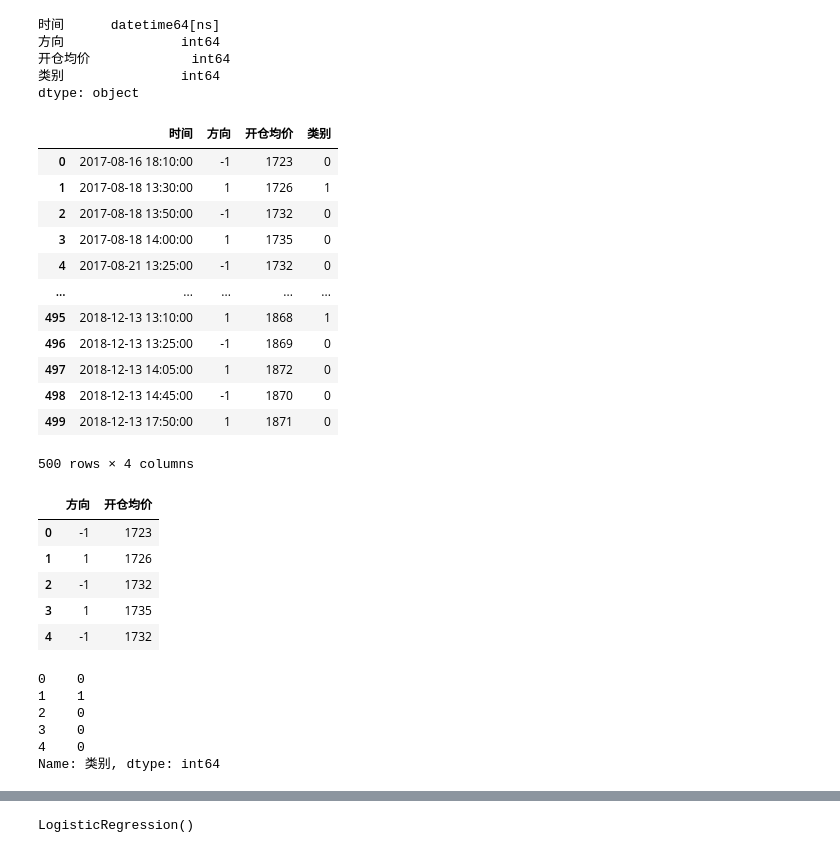
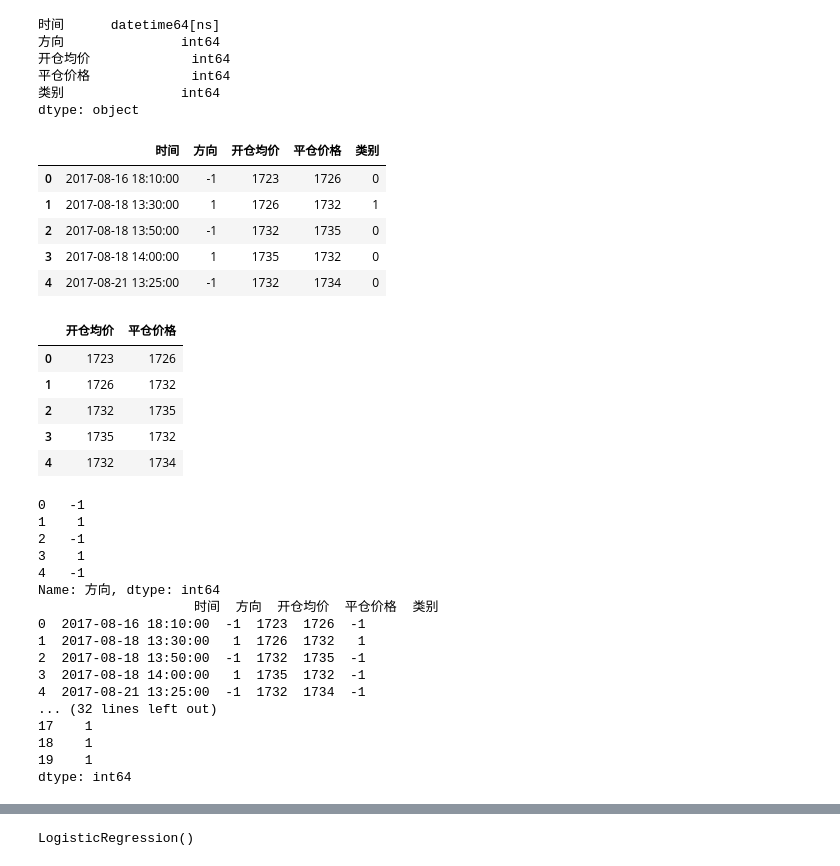
Before and after one commit to vcfriend/python-demo, a Jupyter notebook: myQuant/strategy/交易结果分析.ipynb, the cells around one changed output, grey strips where cells are left out. Drawn from its saved outputs; the diff is of its cells as text; code cells hidden in the pictures.

```diff
--- a/myQuant/strategy/交易结果分析.ipynb
+++ b/myQuant/strategy/交易结果分析.ipynb
@@ -17,57 +20,72 @@ from sklearn.linear_model import LogisticRegression
 # %%
 # 1. 获取数据
 df = pd.read_csv('data/交易明细.csv',
                  sep=',',
                  # index_col=['时间'],  # 设置行索引
                  parse_dates=['时间'],  # 解析时间 2017/8/16 18:10
                  date_parser=lambda x: pd.to_datetime(x, format='%Y/%m/%d %H:%M'),  # 时间解析的格式
-                 usecols=['时间','方向','开仓均价','类别'],
+                 usecols=['时间','方向','开仓均价','平仓价格','类别'],
                  encoding='gbk',
                  )
+pd.set_option('precision', 2)  # 显示小数点后的位数
+np.set_printoptions(precision=3, suppress=True)  #设定numpy显示浮点数精度的小数位数,不使用科学记数法
+
 print(df.dtypes)
-df
+df.head()
 # %% [output]
 时间      datetime64[ns]
 方向               int64
 开仓均价             int64
+平仓价格             int64
 类别               int64
 dtype: object
-|  | 时间 | 方向 | 开仓均价 | 类别 |
-| 0 | 2017-08-16 18:10:00 | -1 | 1723 | 0 |
-| 1 | 2017-08-18 13:30:00 | 1 | 1726 | 1 |
-| 2 | 2017-08-18 13:50:00 | -1 | 1732 | 0 |
-| 3 | 2017-08-18 14:00:00 | 1 | 1735 | 0 |
-| 4 | 2017-08-21 13:25:00 | -1 | 1732 | 0 |
-| ... | ... | ... | ... | ... |
-| 495 | 2018-12-13 13:10:00 | 1 | 1868 | 1 |
-| 496 | 2018-12-13 13:25:00 | -1 | 1869 | 0 |
-| 497 | 2018-12-13 14:05:00 | 1 | 1872 | 0 |
-| 498 | 2018-12-13 14:45:00 | -1 | 1870 | 0 |
-| 499 | 2018-12-13 17:50:00 | 1 | 1871 | 0 |
+|  | 时间 | 方向 | 开仓均价 | 平仓价格 | 类别 |
+| 0 | 2017-08-16 18:10:00 | -1 | 1723 | 1726 | 0 |
+| 1 | 2017-08-18 13:30:00 | 1 | 1726 | 1732 | 1 |
+| 2 | 2017-08-18 13:50:00 | -1 | 1732 | 1735 | 0 |
+| 3 | 2017-08-18 14:00:00 | 1 | 1735 | 1732 | 0 |
+| 4 | 2017-08-21 13:25:00 | -1 | 1732 | 1734 | 0 |
-500 rows × 4 columns
 # %%
 # 2. 基本数据处理
 # 2.1 缺失值处理
 # 2.2 确定特征值，目标值
 # %%
-x = df.iloc[:, 1: -1]
+# x = df.iloc[:, 1: -1]
+x = df.loc[:, ['开仓均价','平仓价格']]
 x.head()
 # %% [output]
-|  | 方向 | 开仓均价 |
-| 0 | -1 | 1723 |
-| 1 | 1 | 1726 |
-| 2 | -1 | 1732 |
-| 3 | 1 | 1735 |
-| 4 | -1 | 1732 |
+|  | 开仓均价 | 平仓价格 |
+| 0 | 1723 | 1726 |
+| 1 | 1726 | 1732 |
+| 2 | 1732 | 1735 |
+| 3 | 1735 | 1732 |
+| 4 | 1732 | 1734 |
-# %%
-y = df["类别"]
-y.head()
-# %% [output]
-0    0
-1    1
-2    0
-3    0
-4    0
-Name: 类别, dtype: int64
+# %%
+y = df["方向"]
+print(y.head())
+
+yy= df.replace({'类别':{0: -1}})
+print(yy.head(20))
+
+yy= df['方向']*yy['类别']
+print(yy.head(20))
+# %% [output]
+0   -1
+1    1
+2   -1
+3    1
+4   -1
+Name: 方向, dtype: int64
+                    时间  方向  开仓均价  平仓价格  类别
+0  2017-08-16 18:10:00  -1  1723  1726  -1
+1  2017-08-18 13:30:00   1  1726  1732   1
+2  2017-08-18 13:50:00  -1  1732  1735  -1
+3  2017-08-18 14:00:00   1  1735  1732  -1
+4  2017-08-21 13:25:00  -1  1732  1734  -1
+... (32 lines left out)
+17    1
+18    1
+19    1
+dtype: int64
 # %%
 # 2.3 分割数据
```
Also changed, not shown: parts of 14 cells of this notebook, 7 other files.
